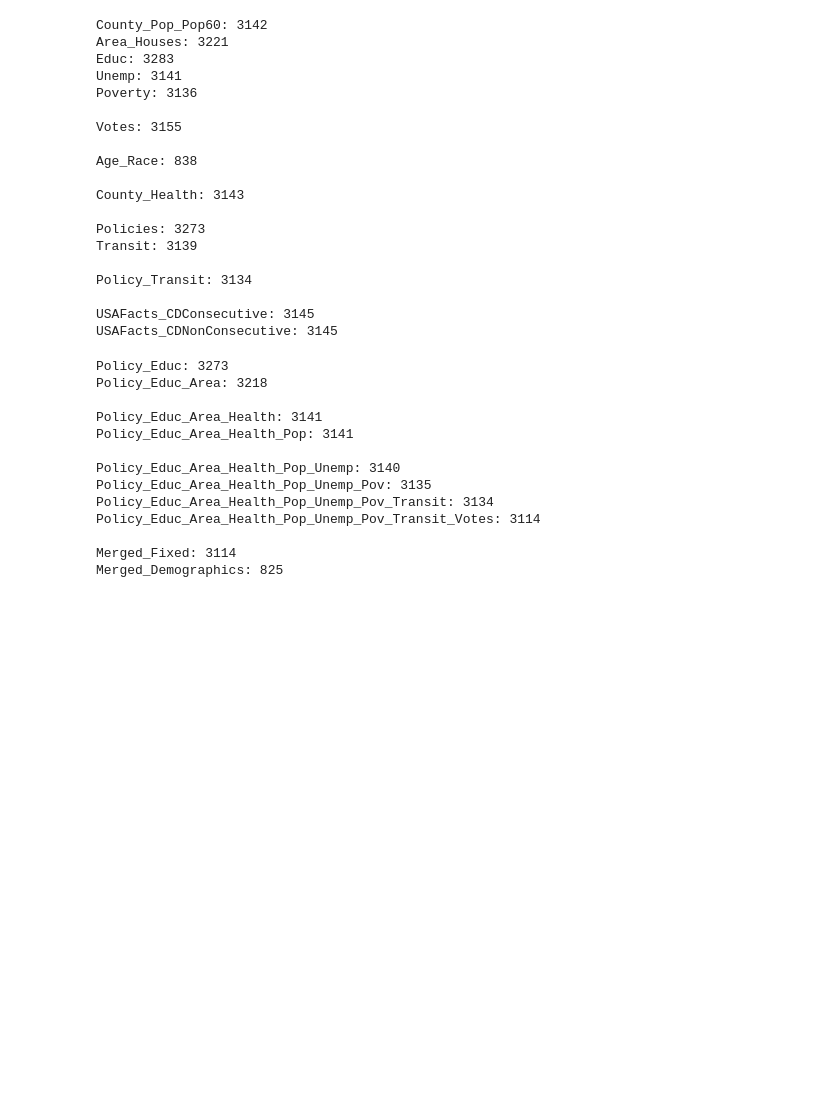
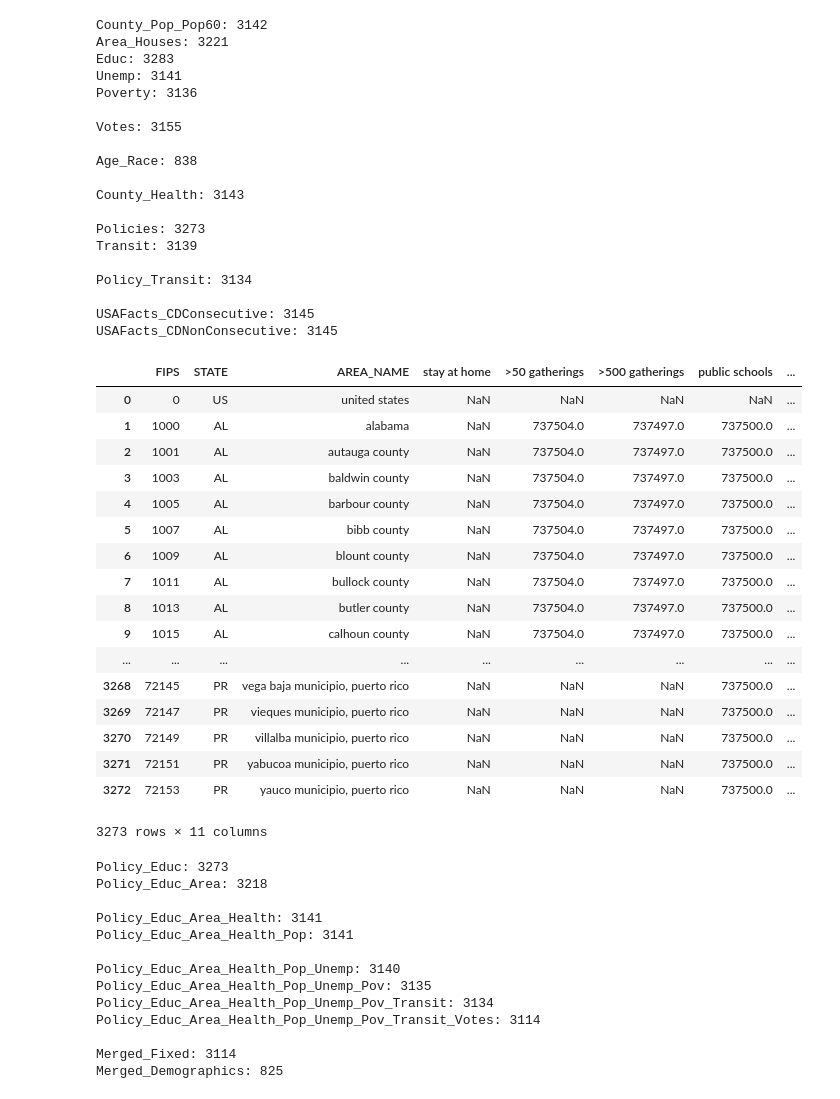
Before and after one commit to Zarand3r/corona_light, a Jupyter notebook: models/processing/USA/Merged Data.ipynb, the cells around one changed output. Drawn from its saved outputs; the diff is of its cells as text; code cells hidden in the pictures; blank space fills up the shorter version.

```diff
--- a/models/processing/USA/Merged Data.ipynb
+++ b/models/processing/USA/Merged Data.ipynb
@@ -67,6 +67,27 @@ Policy_Transit: 3134
 
 USAFacts_CDConsecutive: 3145
 USAFacts_CDNonConsecutive: 3145
+# %%
+Policies
+# %% [output]
+|  | FIPS | STATE | AREA_NAME | stay at home | >50 gatherings | >500 gatherings | public schools | ... |
+| 0 | 0 | US | united states | NaN | NaN | NaN | NaN | ... |
+| 1 | 1000 | AL | alabama | NaN | 737504.0 | 737497.0 | 737500.0 | ... |
+| 2 | 1001 | AL | autauga county | NaN | 737504.0 | 737497.0 | 737500.0 | ... |
+| 3 | 1003 | AL | baldwin county | NaN | 737504.0 | 737497.0 | 737500.0 | ... |
+| 4 | 1005 | AL | barbour county | NaN | 737504.0 | 737497.0 | 737500.0 | ... |
+| 5 | 1007 | AL | bibb county | NaN | 737504.0 | 737497.0 | 737500.0 | ... |
+| 6 | 1009 | AL | blount county | NaN | 737504.0 | 737497.0 | 737500.0 | ... |
+| 7 | 1011 | AL | bullock county | NaN | 737504.0 | 737497.0 | 737500.0 | ... |
+| 8 | 1013 | AL | butler county | NaN | 737504.0 | 737497.0 | 737500.0 | ... |
+| 9 | 1015 | AL | calhoun county | NaN | 737504.0 | 737497.0 | 737500.0 | ... |
+| ... | ... | ... | ... | ... | ... | ... | ... | ... |
+| 3268 | 72145 | PR | vega baja municipio, puerto rico | NaN | NaN | NaN | 737500.0 | ... |
+| 3269 | 72147 | PR | vieques municipio, puerto rico | NaN | NaN | NaN | 737500.0 | ... |
+| 3270 | 72149 | PR | villalba municipio, puerto rico | NaN | NaN | NaN | 737500.0 | ... |
+| 3271 | 72151 | PR | yabucoa municipio, puerto rico | NaN | NaN | NaN | 737500.0 | ... |
+| 3272 | 72153 | PR | yauco municipio, puerto rico | NaN | NaN | NaN | 737500.0 | ... |
+3273 rows × 11 columns
 # %%
 #Merging of Mainly Fixed Data
 
```
Also changed, not shown: parts of 5 cells of this notebook, 53 other files.
